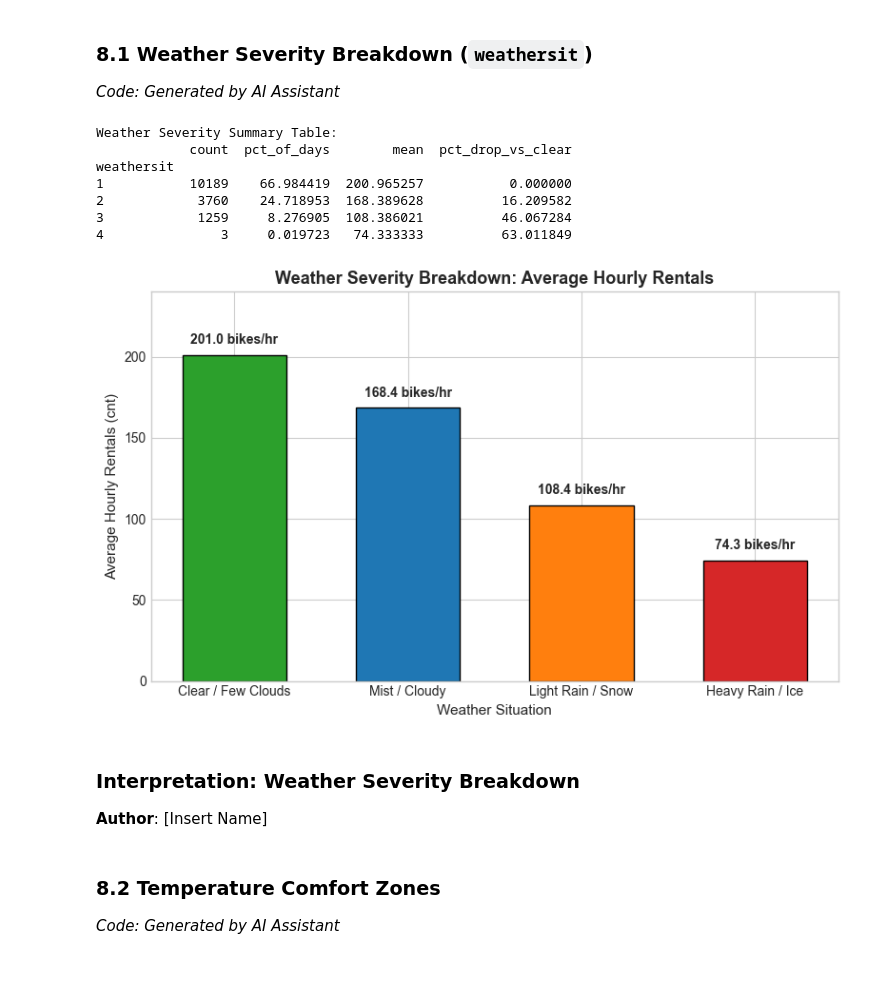
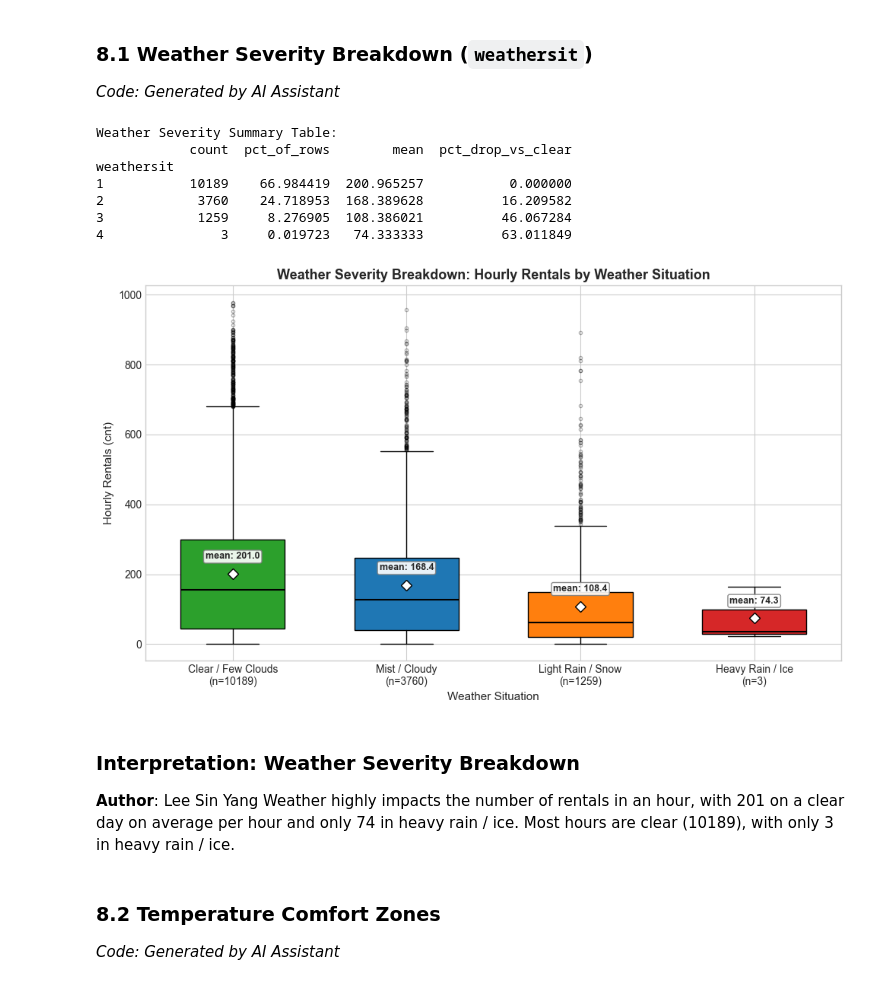
Before and after one commit to SinYang13/DSA211, a Jupyter notebook: notebooks/01 EDA.ipynb, the cells around one changed output. Saved outputs shown, nothing was run; the diff lists cells and outputs as text; code cells hidden in the pictures.

```diff
--- a/notebooks/01 EDA.ipynb
+++ b/notebooks/01 EDA.ipynb
@@ -683,39 +768,64 @@ Six simple, non-modeling exploratory breakdowns:
 ### 8.1 Weather Severity Breakdown (`weathersit`)
 *Code: Generated by AI Assistant*
 # %%
-weather_labels = ['Clear / Few Clouds', 'Mist / Cloudy', 'Light Rain / Snow', 'Heavy Rain / Ice']
+weather_labels = {1: 'Clear / Few Clouds', 2: 'Mist / Cloudy',
+                  3: 'Light Rain / Snow', 4: 'Heavy Rain / Ice'}
+weather_colors = {1: '#2ca02c', 2: '#1f77b4', 3: '#ff7f0e', 4: '#d62728'}
+
 w_stats = train_df.groupby('weathersit')['cnt'].agg(['count', 'mean', 'median', 'std'])
-w_stats['pct_of_days'] = w_stats['count'] / len(train_df) * 100
+w_stats['pct_of_rows'] = w_stats['count'] / len(train_df) * 100
 w_stats['pct_drop_vs_clear'] = (w_stats.loc[1, 'mean'] - w_stats['mean']) / w_stats.loc[1, 'mean'] * 100
 
 print("Weather Severity Summary Table:")
-print(w_stats[['count', 'pct_of_days', 'mean', 'pct_drop_vs_clear']])
+print(w_stats[['count', 'pct_of_rows', 'mean', 'pct_drop_vs_clear']])
 
-fig, ax = plt.subplots(figsize=(8, 5))
-bars = ax.bar([weather_labels[i-1] for i in w_stats.index], w_stats['mean'],
-              color=['#2ca02c', '#1f77b4', '#ff7f0e', '#d62728'], edgecolor='black', width=0.6)
-for bar in bars:
-    yval = bar.get_height()
-    ax.text(bar.get_x() + bar.get_width()/2, yval + 5, f"{yval:.1f} bikes/hr", ha='center', va='bottom', fontweight='bold')
-ax.set_title('Weather Severity Breakdown: Average Hourly Rentals', fontsize=13, fontweight='bold')
+levels = list(w_stats.index)  # only plot categories present in the training set
+data = [train_df.loc[train_df['weathersit'] == w, 'cnt'].dropna() for w in levels]
+tick_labels = [f"{weather_labels[w]}\n(n={len(d)})" for w, d in zip(levels, data)]
+
+fig, ax = plt.subplots(figsize=(10, 6))
+bp = ax.boxplot(
+    data,
+    tick_labels=tick_labels,      # use labels= on matplotlib < 3.9
+    patch_artist=True,
+    widths=0.6,
+    showmeans=True,
+    meanprops=dict(marker='D', markerfacecolor='white', markeredgecolor='black', markersize=7),
+    medianprops=dict(color='black', linewidth=1.5),
+    flierprops=dict(marker='o', markersize=3, alpha=0.3),
+)
+for patch, w in zip(bp['boxes'], levels):
+    patch.set_facecolor(weather_colors[w])
+    patch.set_edgecolor('black')
+
+# Label the mean on each box
+for i, d in enumerate(data, start=1):
+    if len(d) == 0:
+        continue
+    m = d.mean()
+    ax.annotate(f"mean: {m:.1f}", xy=(i, m), xytext=(0, 12), textcoords='offset points',
+                ha='center', va='bottom', fontweight='bold', fontsize=9,
+                bbox=dict(boxstyle='round,pad=0.2', fc='white', ec='gray', alpha=0.9))
+
+ax.set_title('Weather Severity Breakdown: Hourly Rentals by Weather Situation',
+             fontsize=13, fontweight='bold')
 ax.set_xlabel('Weather Situation')
-ax.set_ylabel('Average Hourly Rentals (cnt)')
-ax.set_ylim(0, 240)
+ax.set_ylabel('Hourly Rentals (cnt)')
 plt.tight_layout()
 plt.show()
 # %% [output]
 Weather Severity Summary Table:
-            count  pct_of_days        mean  pct_drop_vs_clear
+            count  pct_of_rows        mean  pct_drop_vs_clear
 weathersit
 1           10189    66.984419  200.965257           0.000000
 2            3760    24.718953  168.389628          16.209582
 3            1259     8.276905  108.386021          46.067284
 4               3     0.019723   74.333333          63.011849
-[figure, old version]
+[figure, new version]
 # %% [markdown]
 ### Interpretation: Weather Severity Breakdown
-**Author**: [Insert Name]
-<!-- Add your written interpretation of weather severity impacts and potential category pooling here -->
+**Author**: Lee Sin Yang
+Weather highly impacts the number of rentals in an hour, with 201 on a clear day on average per hour and only 74 in heavy rain / ice. Most hours are clear (10189), with only 3 in heavy rain / ice.
 # %% [markdown]
 ### 8.2 Temperature Comfort Zones
 *Code: Generated by AI Assistant*
```
Also changed, not shown: parts of 30 cells of this notebook.
